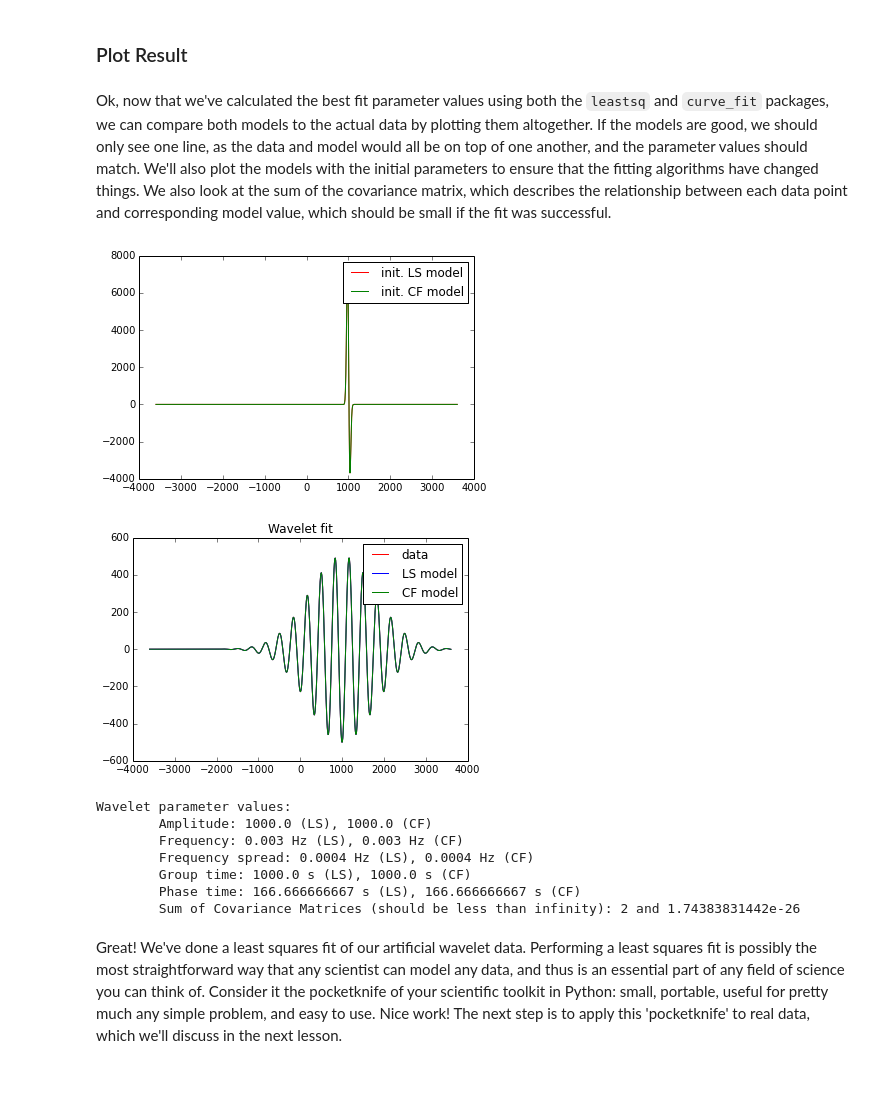
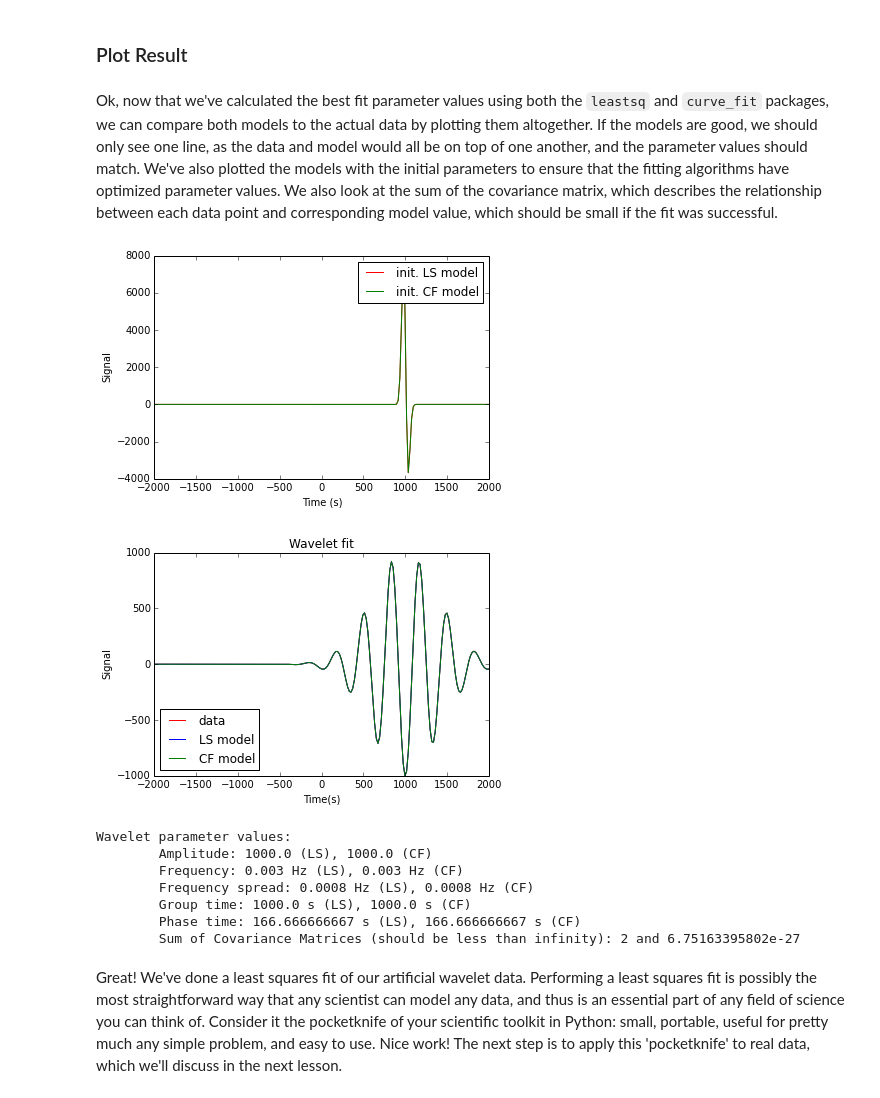
Before and after one commit to skgrunblatt/research, a Jupyter notebook: ArtificialWaveletWalkThru.ipynb, the cells around one changed output. Saved outputs shown, nothing was run; the diff lists cells and outputs as text; code cells hidden in the pictures.

Commit message:
added plot labels

```diff
--- a/ArtificialWaveletWalkThru.ipynb
+++ b/ArtificialWaveletWalkThru.ipynb
@@ -45,12 +46,17 @@ def curve_fit_func(t,p0,p1,p2,p3,p4):
     return (p0**2*(2*np.pi*p2)/np.sqrt(8*np.pi))*np.exp(-(2*np.pi*p2)**2*(t - p3)**2/8)*np.cos(2*np.pi*p1*(t-p4))
 
 #Test fit to model, see what params are returned
-testimes = np.linspace(-3600,3600,720)
+testimes = np.linspace(-2000,2000,200)
 A = 1000
-omega
-testwave = (1000**2*(2*np.pi*0.0008)/np.sqrt(8*np.pi))*np.exp(-((2*np.pi*0.0008)**2*(testimes - 1000)**2)/8)*np.cos(2*np.pi*0.003*(testimes-500))
+nu = 0.003 # nu = omega / (2pi)
+deltanu = 0.0008 # deltanu = deltaomega / (2pi)
+Tgroup = 1000
+Tphase = 500
+testwave = (A**2*(2*np.pi*deltanu)/np.sqrt(8*np.pi))*np.exp(-((2*np.pi*deltanu)**2*(testimes - Tgroup)**2)/8)*np.cos(2*np.pi*nu*(testimes-Tphase))
 
 #Plot the test wavelet.
 plt.plot(testimes,testwave)
+plt.xlabel('Time (s)')
+plt.ylabel('Signal')
 plt.show()
 # %% [output]
@@ -70,36 +76,40 @@ p2,p2cov = curve_fit(curve_fit_func, testimes, testwave, p0)
 # %% [markdown]
 ### Plot Result
 # %% [markdown]
-Ok, now that we've calculated the best fit parameter values using both the `leastsq` and `curve_fit` packages, we can compare both models to the actual data by plotting them altogether. If the models are good, we should only see one line, as the data and model would all be on top of one another, and the parameter values should match. We'll also plot the models with the initial parameters to ensure that the fitting algorithms have changed things. We also look at the sum of the covariance matrix, which describes the relationship between each data point and corresponding model value, which should be small if the fit was successful.
+Ok, now that we've calculated the best fit parameter values using both the `leastsq` and `curve_fit` packages, we can compare both models to the actual data by plotting them altogether. If the models are good, we should only see one line, as the data and model would all be on top of one another, and the parameter values should match. We've also plotted the models with the initial parameters to ensure that the fitting algorithms have optimized parameter values. We also look at the sum of the covariance matrix, which describes the relationship between each data point and corresponding model value, which should be small if the fit was successful.
 # %%
 #plot initial fit guesses
 plt.plot(testimes, leastsq_func(p0,testimes), 'r', testimes, curve_fit_func(testimes,p0[0],p0[1],p0[2],p0[3],p0[4]), 'g')
+plt.xlabel('Time (s)')
+plt.ylabel('Signal')
 plt.legend(('init. LS model','init. CF model'))
 plt.show()
 
-#plot data and fit together
+#plot data and final fits together
 plt.plot(testimes, leastsq_func(p1, testimes), 'r', testimes, testwave, 'b', \
          testimes, curve_fit_func(testimes,p2[0],p2[1],p2[2],p2[3],p2[4]), 'g')
-plt.legend(('data','LS model','CF model'))
+plt.legend(('data','LS model','CF model'),loc=3) #loc changes location of legend in plot.
 plt.title('Wavelet fit')
+plt.xlabel('Time(s)')
+plt.ylabel('Signal')
 plt.show()
 print("""Wavelet parameter values:
         Amplitude: {0} (LS), {6} (CF)
         Frequency: {1} Hz (LS), {7} Hz (CF)
         Frequency spread: {2} Hz (LS), {8} Hz (CF)
         Group time: {3} s (LS), {9} s (CF)
         Phase time: {4} s (LS), {10} s (CF)
         Sum of Covariance Matrices (should be less than infinity): {5} and {11}
 """.format(p1[0],p1[1],p1[2],p1[3],p1[4], np.sum(p1cov), p2[0],p2[1],p2[2],p2[3],p2[4], np.sum(p2cov)))
 # %% [output]
-[figure, old version]
+[figure, new version]
-[figure, old version]
+[figure, new version]
 Wavelet parameter values:
         Amplitude: 1000.0 (LS), 1000.0 (CF)
         Frequency: 0.003 Hz (LS), 0.003 Hz (CF)
-        Frequency spread: 0.0004 Hz (LS), 0.0004 Hz (CF)
+        Frequency spread: 0.0008 Hz (LS), 0.0008 Hz (CF)
         Group time: 1000.0 s (LS), 1000.0 s (CF)
         Phase time: 166.666666667 s (LS), 166.666666667 s (CF)
-        Sum of Covariance Matrices (should be less than infinity): 2 and 1.74383831442e-26
+        Sum of Covariance Matrices (should be less than infinity): 2 and 6.75163395802e-27
 # %% [markdown]
 Great! We've done a least squares fit of our artificial wavelet data. Performing a least squares fit is possibly the most straightforward way that any scientist can model any data, and thus is an essential part of any field of science you can think of. Consider it the pocketknife of your scientific toolkit in Python: small, portable, useful for pretty much any simple problem, and easy to use. Nice work! The next step is to apply this 'pocketknife' to real data, which we'll discuss in the next lesson.
```
Also changed, not shown: parts of 3 cells of this notebook.
